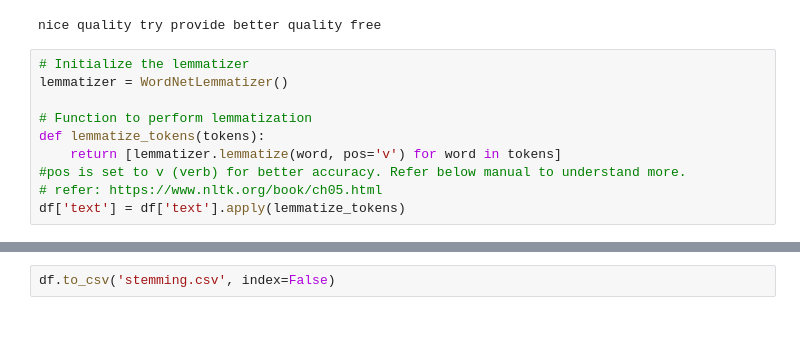
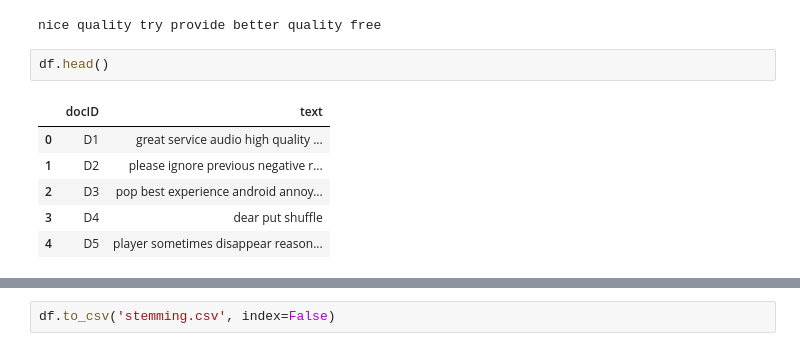
Before and after one commit to Falskeox/tki-spotify, a Jupyter notebook: spotify 300.ipynb, the cells around one changed output, grey strips where cells are left out. Drawn from its saved outputs; the diff is of its cells as text.

```diff
--- a/spotify 300.ipynb
+++ b/spotify 300.ipynb
@@ -161,13 +163,12 @@ nice quality try provide better quality free
 print(df.iloc[283]['text'])
 # %% [output]
 nice quality try provide better quality free
-# %%
-# Initialize the lemmatizer
-lemmatizer = WordNetLemmatizer()
-
-# Function to perform lemmatization
-def lemmatize_tokens(tokens):
-    return [lemmatizer.lemmatize(word, pos='v') for word in tokens]
-#pos is set to v (verb) for better accuracy. Refer below manual to understand more.
-# refer: https://www.nltk.org/book/ch05.html
-df['text'] = df['text'].apply(lemmatize_tokens)
+# %%
+df.head()
+# %% [output]
+|  | docID | text |
+| 0 | D1 | great service audio high quality ... |
+| 1 | D2 | please ignore previous negative r... |
+| 2 | D3 | pop best experience android annoy... |
+| 3 | D4 | dear put shuffle |
+| 4 | D5 | player sometimes disappear reason... |
```
Also changed, not shown: parts of 13 cells of this notebook.
